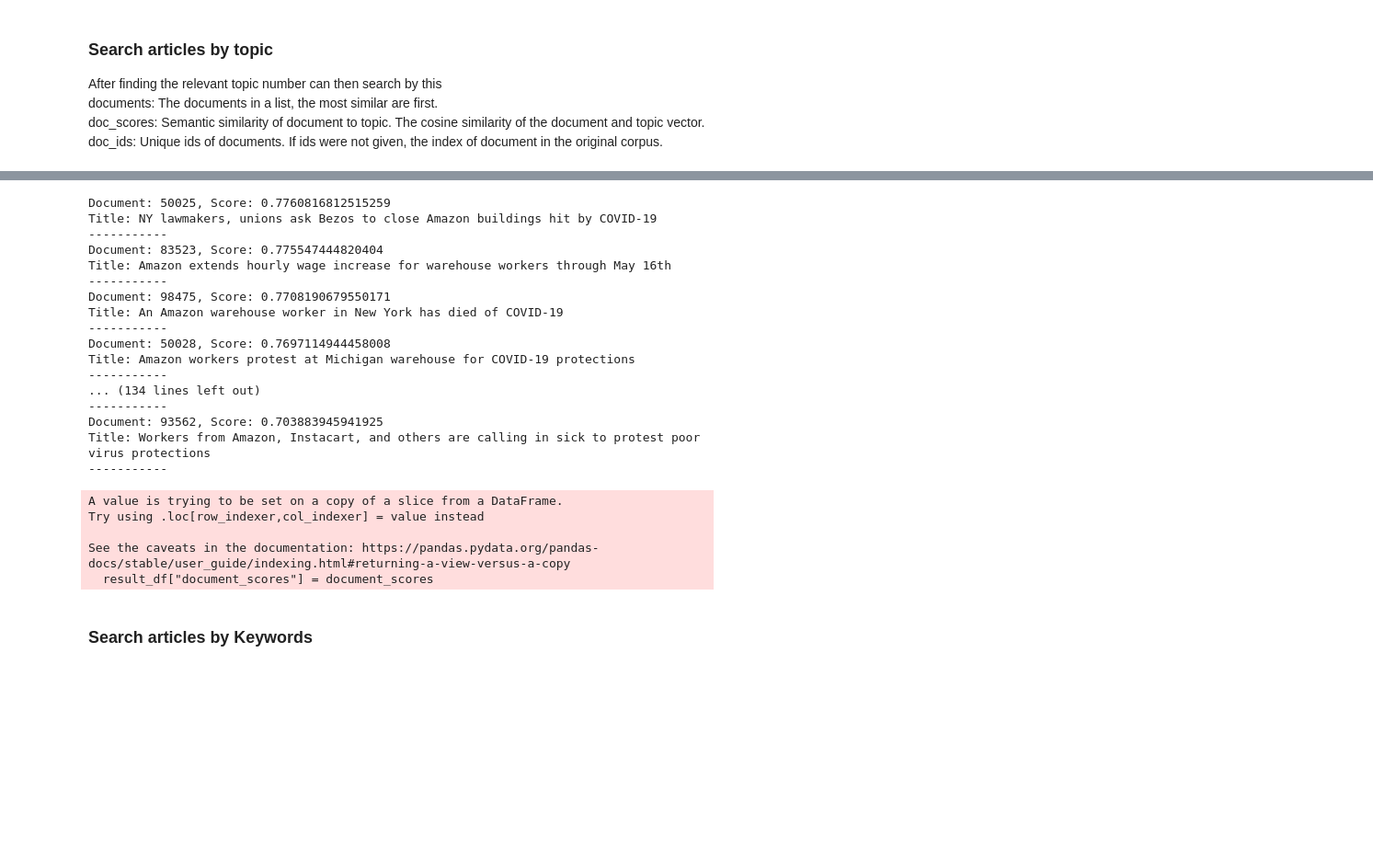
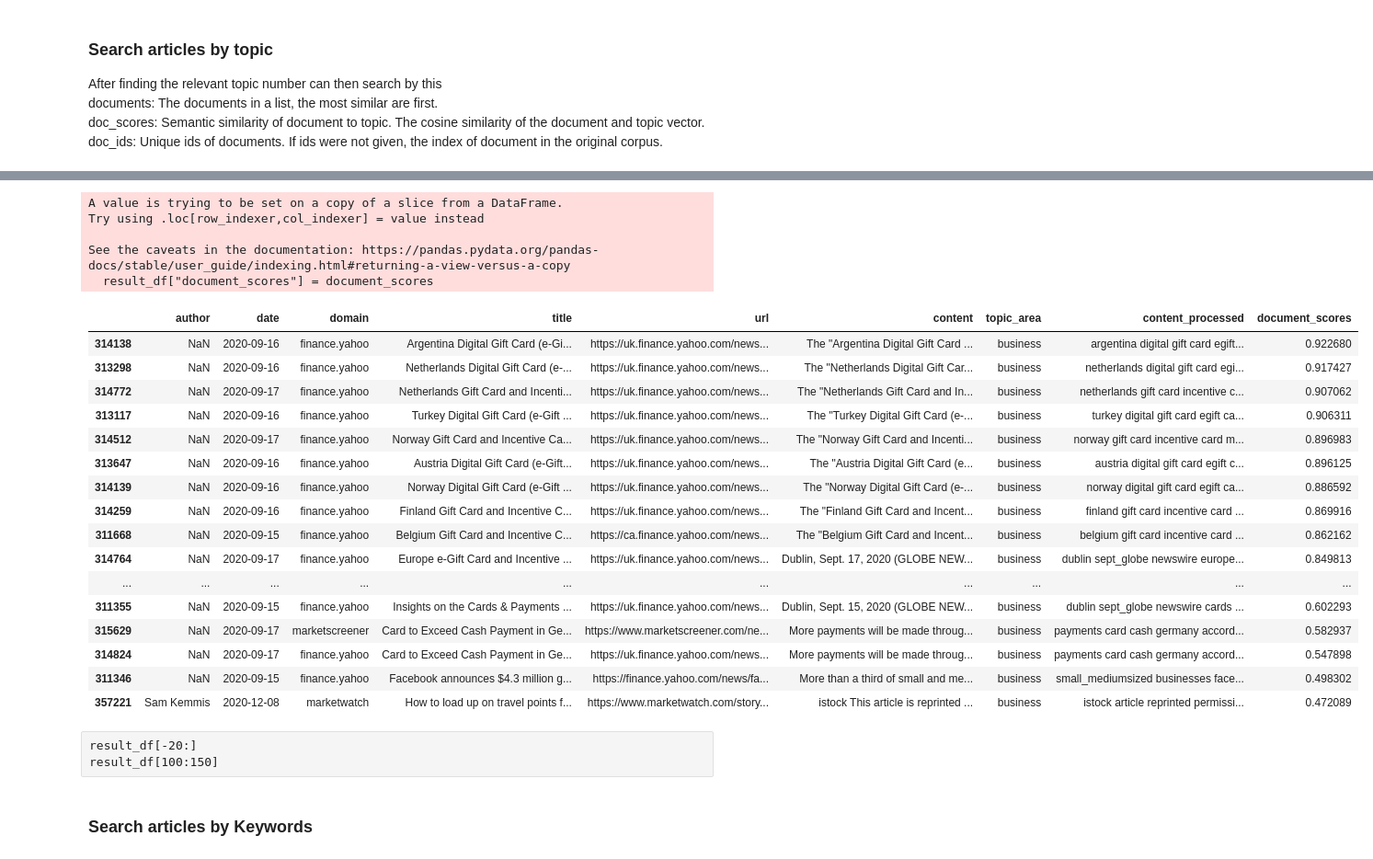
Before and after one commit to TraceyEtheridge/Thesis, a Jupyter notebook: Topic_Modelling_Top2Vec.ipynb, the cells around one changed output, grey strips where cells are left out. Shown at 92% size. Cells and saved outputs as stored; diff of their text form; code cells hidden in the pictures; blank space fills up the shorter version.

```diff
--- a/Topic_Modelling_Top2Vec.ipynb
+++ b/Topic_Modelling_Top2Vec.ipynb
@@ -276,39 +288,45 @@ doc_ids: Unique ids of documents. If ids were not given, the index of document i
 # %%
-topic_num=256
-documents, document_scores, document_ids = model.search_documents_by_topic(topic_num=topic_num, num_docs=50)
+topic_num = 1770
+num_docs = df_topics[df_topics['topic_id'] == topic_num]['topic_sizes'].values[0]
+documents, document_scores, document_ids = model.search_documents_by_topic(topic_num=topic_num, num_docs=num_docs)
 
 result_df = df.iloc[document_ids]
 result_df["document_scores"] = document_scores
 
-for index,row in result_df.iterrows():
-    print(f"Document: {index}, Score: {row.document_scores}")
-    print(f"Title: {row.title}")
-    print("-----------")
-    #print(row.content)
-    #print("-----------")
+result_df[:50]
+
+# for index,row in result_df.iterrows():
+#     print(f"Document: {index}, Score: {row.document_scores}")
+#     print(f"Title: {row.title}")
+#     print("-----------")
+#     #print(row.content)
+#     #print("-----------")
 # %% [output]
-Document: 50025, Score: 0.7760816812515259
-Title: NY lawmakers, unions ask Bezos to close Amazon buildings hit by COVID-19
------------
-Document: 83523, Score: 0.775547444820404
-Title: Amazon extends hourly wage increase for warehouse workers through May 16th
------------
-Document: 98475, Score: 0.7708190679550171
-Title: An Amazon warehouse worker in New York has died of COVID-19
------------
-Document: 50028, Score: 0.7697114944458008
-Title: Amazon workers protest at Michigan warehouse for COVID-19 protections
------------
-... (134 lines left out)
------------
-Document: 93562, Score: 0.703883945941925
-Title: Workers from Amazon, Instacart, and others are calling in sick to protest poor virus protections
------------
+A value is trying to be set on a copy of a slice from a DataFrame.
+Try using .loc[row_indexer,col_indexer] = value instead
+
+See the caveats in the documentation: https://pandas.pydata.org/pandas-docs/stable/user_guide/indexing.html#returning-a-view-versus-a-copy
+  result_df["document_scores"] = document_scores
-A value is trying to be set on a copy of a slice from a DataFrame.
-Try using .loc[row_indexer,col_indexer] = value instead
-
-See the caveats in the documentation: https://pandas.pydata.org/pandas-docs/stable/user_guide/indexing.html#returning-a-view-versus-a-copy
-  result_df["document_scores"] = document_scores
+|  | author | date | domain | title | url | content | topic_area | content_processed | document_scores |
+| 314138 | NaN | 2020-09-16 | finance.yahoo | Argentina Digital Gift Card (e-Gi... | https://uk.finance.yahoo.com/news... | The "Argentina Digital Gift Card ... | business | argentina digital gift card egift... | 0.922680 |
+| 313298 | NaN | 2020-09-16 | finance.yahoo | Netherlands Digital Gift Card (e-... | https://uk.finance.yahoo.com/news... | The "Netherlands Digital Gift Car... | business | netherlands digital gift card egi... | 0.917427 |
+| 314772 | NaN | 2020-09-17 | finance.yahoo | Netherlands Gift Card and Incenti... | https://uk.finance.yahoo.com/news... | The "Netherlands Gift Card and In... | business | netherlands gift card incentive c... | 0.907062 |
+| 313117 | NaN | 2020-09-16 | finance.yahoo | Turkey Digital Gift Card (e-Gift ... | https://uk.finance.yahoo.com/news... | The "Turkey Digital Gift Card (e-... | business | turkey digital gift card egift ca... | 0.906311 |
+| 314512 | NaN | 2020-09-17 | finance.yahoo | Norway Gift Card and Incentive Ca... | https://uk.finance.yahoo.com/news... | The "Norway Gift Card and Incenti... | business | norway gift card incentive card m... | 0.896983 |
+| 313647 | NaN | 2020-09-16 | finance.yahoo | Austria Digital Gift Card (e-Gift... | https://uk.finance.yahoo.com/news... | The "Austria Digital Gift Card (e... | business | austria digital gift card egift c... | 0.896125 |
+| 314139 | NaN | 2020-09-16 | finance.yahoo | Norway Digital Gift Card (e-Gift ... | https://uk.finance.yahoo.com/news... | The "Norway Digital Gift Card (e-... | business | norway digital gift card egift ca... | 0.886592 |
+| 314259 | NaN | 2020-09-16 | finance.yahoo | Finland Gift Card and Incentive C... | https://uk.finance.yahoo.com/news... | The "Finland Gift Card and Incent... | business | finland gift card incentive card ... | 0.869916 |
+| 311668 | NaN | 2020-09-15 | finance.yahoo | Belgium Gift Card and Incentive C... | https://ca.finance.yahoo.com/news... | The "Belgium Gift Card and Incent... | business | belgium gift card incentive card ... | 0.862162 |
+| 314764 | NaN | 2020-09-17 | finance.yahoo | Europe e-Gift Card and Incentive ... | https://uk.finance.yahoo.com/news... | Dublin, Sept. 17, 2020 (GLOBE NEW... | business | dublin sept_globe newswire europe... | 0.849813 |
+| ... | ... | ... | ... | ... | ... | ... | ... | ... | ... |
+| 311355 | NaN | 2020-09-15 | finance.yahoo | Insights on the Cards & Payments ... | https://uk.finance.yahoo.com/news... | Dublin, Sept. 15, 2020 (GLOBE NEW... | business | dublin sept_globe newswire cards ... | 0.602293 |
+| 315629 | NaN | 2020-09-17 | marketscreener | Card to Exceed Cash Payment in Ge... | https://www.marketscreener.com/ne... | More payments will be made throug... | business | payments card cash germany accord... | 0.582937 |
+| 314824 | NaN | 2020-09-17 | finance.yahoo | Card to Exceed Cash Payment in Ge... | https://uk.finance.yahoo.com/news... | More payments will be made throug... | business | payments card cash germany accord... | 0.547898 |
+| 311346 | NaN | 2020-09-15 | finance.yahoo | Facebook announces $4.3 million g... | https://finance.yahoo.com/news/fa... | More than a third of small and me... | business | small_mediumsized businesses face... | 0.498302 |
+| 357221 | Sam Kemmis | 2020-12-08 | marketwatch | How to load up on travel points f... | https://www.marketwatch.com/story... | istock This article is reprinted ... | business | istock article reprinted permissi... | 0.472089 |
+# %% [raw]
+result_df[-20:]
+result_df[100:150]
 # %% [markdown]
 ### Search articles by Keywords
 # %%
```
Also changed, not shown: parts of 29 cells of this notebook, 5 other files.
